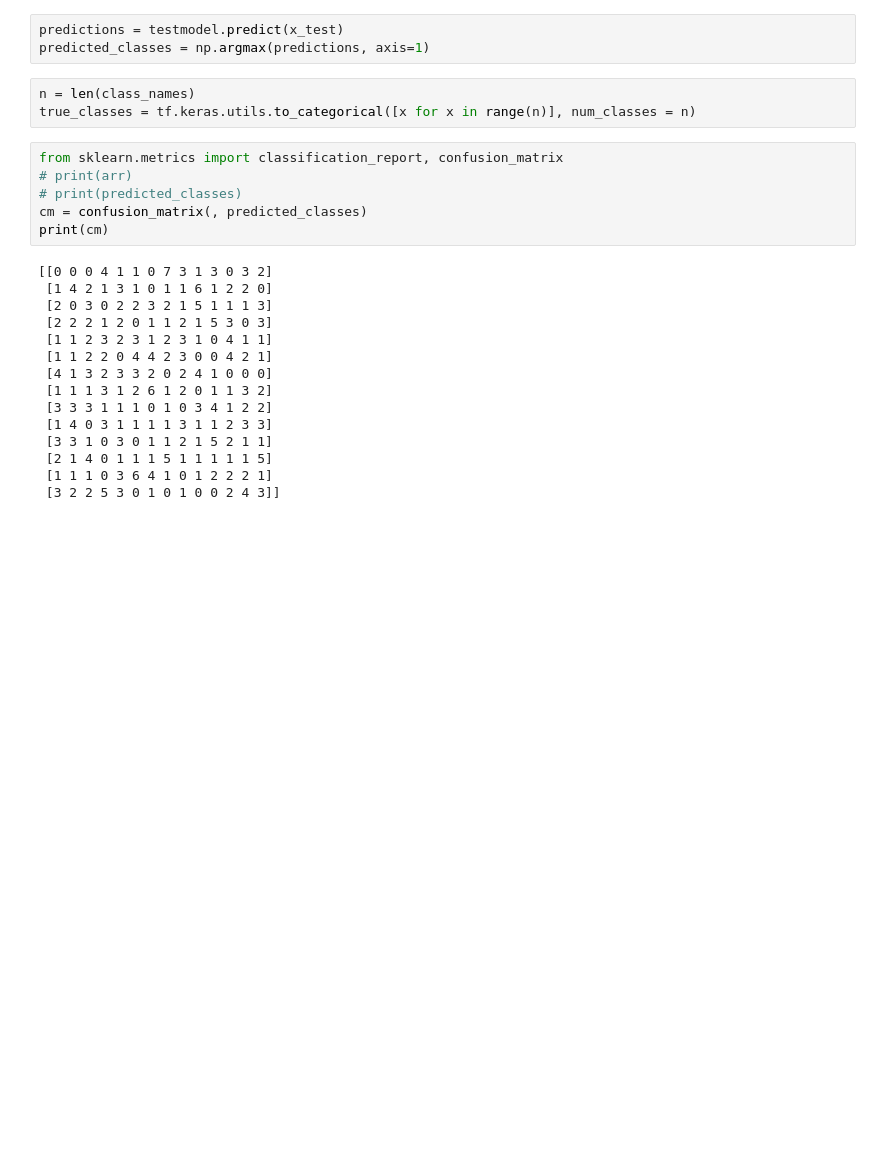
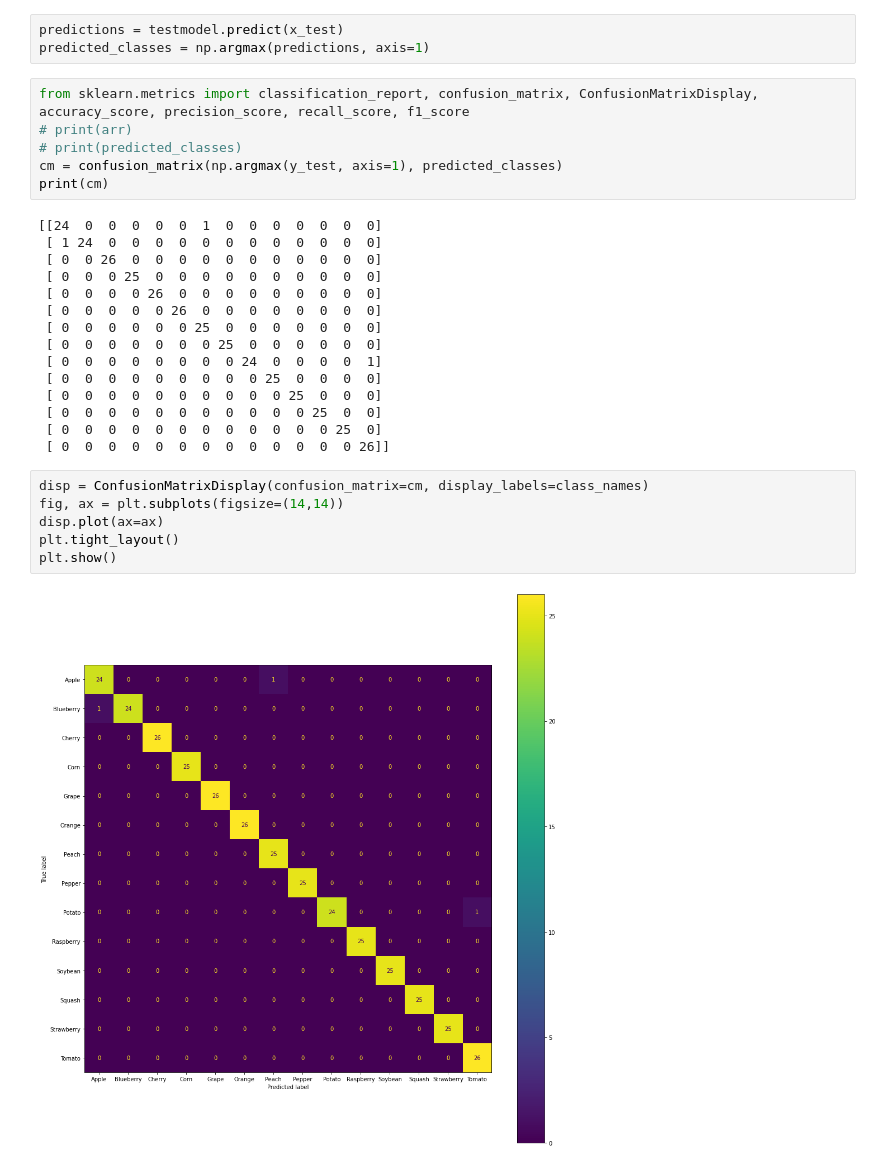
Before and after one commit to gmasini97/ann-foglie, a Jupyter notebook: transfer_xception_fine.ipynb, the cells around one changed output. Saved outputs shown, nothing was run; the diff lists cells and outputs as text; blank space fills up the shorter version.

```diff
--- a/transfer_xception_fine.ipynb
+++ b/transfer_xception_fine.ipynb
@@ -234,27 +234,32 @@ y_test = np.concatenate([x[1] for x in data])
 # %%
 predictions = testmodel.predict(x_test)
 predicted_classes = np.argmax(predictions, axis=1)
-# %%
-n = len(class_names)
-true_classes = tf.keras.utils.to_categorical([x for x in range(n)], num_classes = n)
 # %%
-from sklearn.metrics import classification_report, confusion_matrix
+from sklearn.metrics import classification_report, confusion_matrix, ConfusionMatrixDisplay, accuracy_score, precision_score, recall_score, f1_score
 # print(arr)
 # print(predicted_classes)
-cm = confusion_matrix(, predicted_classes)
+cm = confusion_matrix(np.argmax(y_test, axis=1), predicted_classes)
 print(cm)
 # %% [output]
-[[0 0 0 4 1 1 0 7 3 1 3 0 3 2]
- [1 4 2 1 3 1 0 1 1 6 1 2 2 0]
- [2 0 3 0 2 2 3 2 1 5 1 1 1 3]
- [2 2 2 1 2 0 1 1 2 1 5 3 0 3]
- [1 1 2 3 2 3 1 2 3 1 0 4 1 1]
- [1 1 2 2 0 4 4 2 3 0 0 4 2 1]
- [4 1 3 2 3 3 2 0 2 4 1 0 0 0]
- [1 1 1 3 1 2 6 1 2 0 1 1 3 2]
- [3 3 3 1 1 1 0 1 0 3 4 1 2 2]
- [1 4 0 3 1 1 1 1 3 1 1 2 3 3]
- [3 3 1 0 3 0 1 1 2 1 5 2 1 1]
- [2 1 4 0 1 1 1 5 1 1 1 1 1 5]
- [1 1 1 0 3 6 4 1 0 1 2 2 2 1]
- [3 2 2 5 3 0 1 0 1 0 0 2 4 3]]
+[[24  0  0  0  0  0  1  0  0  0  0  0  0  0]
+ [ 1 24  0  0  0  0  0  0  0  0  0  0  0  0]
+ [ 0  0 26  0  0  0  0  0  0  0  0  0  0  0]
+ [ 0  0  0 25  0  0  0  0  0  0  0  0  0  0]
+ [ 0  0  0  0 26  0  0  0  0  0  0  0  0  0]
+ [ 0  0  0  0  0 26  0  0  0  0  0  0  0  0]
+ [ 0  0  0  0  0  0 25  0  0  0  0  0  0  0]
+ [ 0  0  0  0  0  0  0 25  0  0  0  0  0  0]
+ [ 0  0  0  0  0  0  0  0 24  0  0  0  0  1]
+ [ 0  0  0  0  0  0  0  0  0 25  0  0  0  0]
+ [ 0  0  0  0  0  0  0  0  0  0 25  0  0  0]
+ [ 0  0  0  0  0  0  0  0  0  0  0 25  0  0]
+ [ 0  0  0  0  0  0  0  0  0  0  0  0 25  0]
+ [ 0  0  0  0  0  0  0  0  0  0  0  0  0 26]]
+# %%
+disp = ConfusionMatrixDisplay(confusion_matrix=cm, display_labels=class_names)
+fig, ax = plt.subplots(figsize=(14,14))
+disp.plot(ax=ax)
+plt.tight_layout()
+plt.show()
+# %% [output]
+[figure, added]
```
Also changed, not shown: parts of 1 cell of this notebook, 1 other file.
